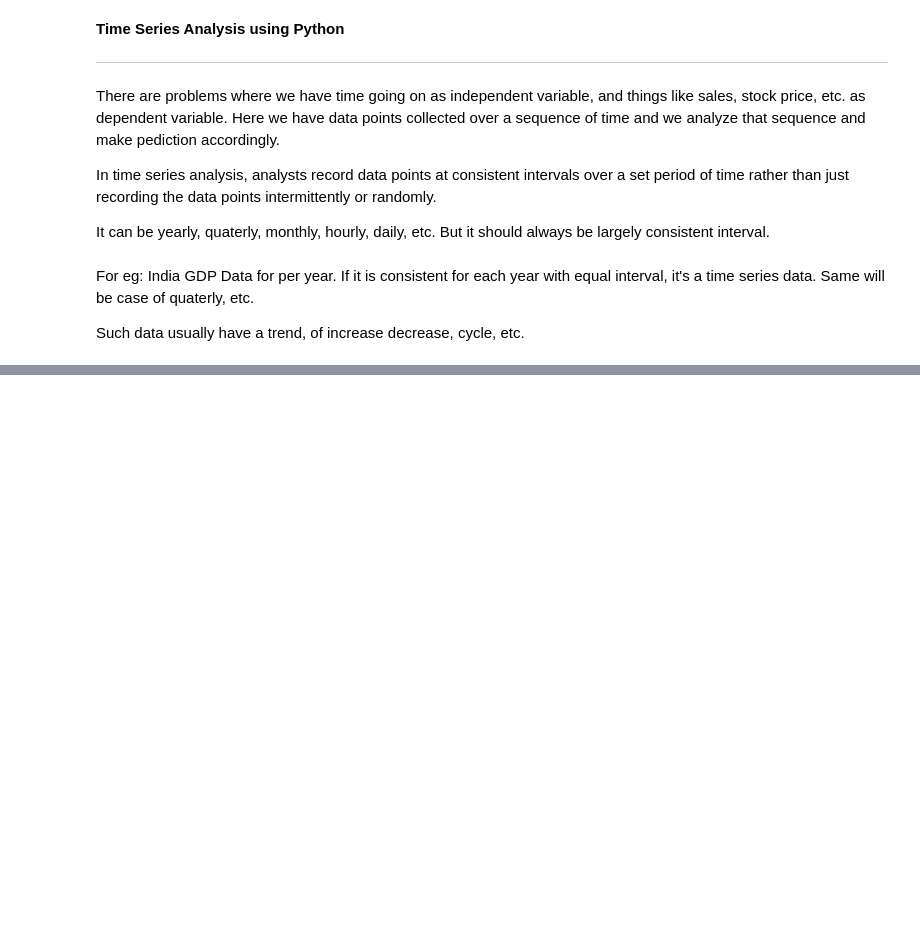
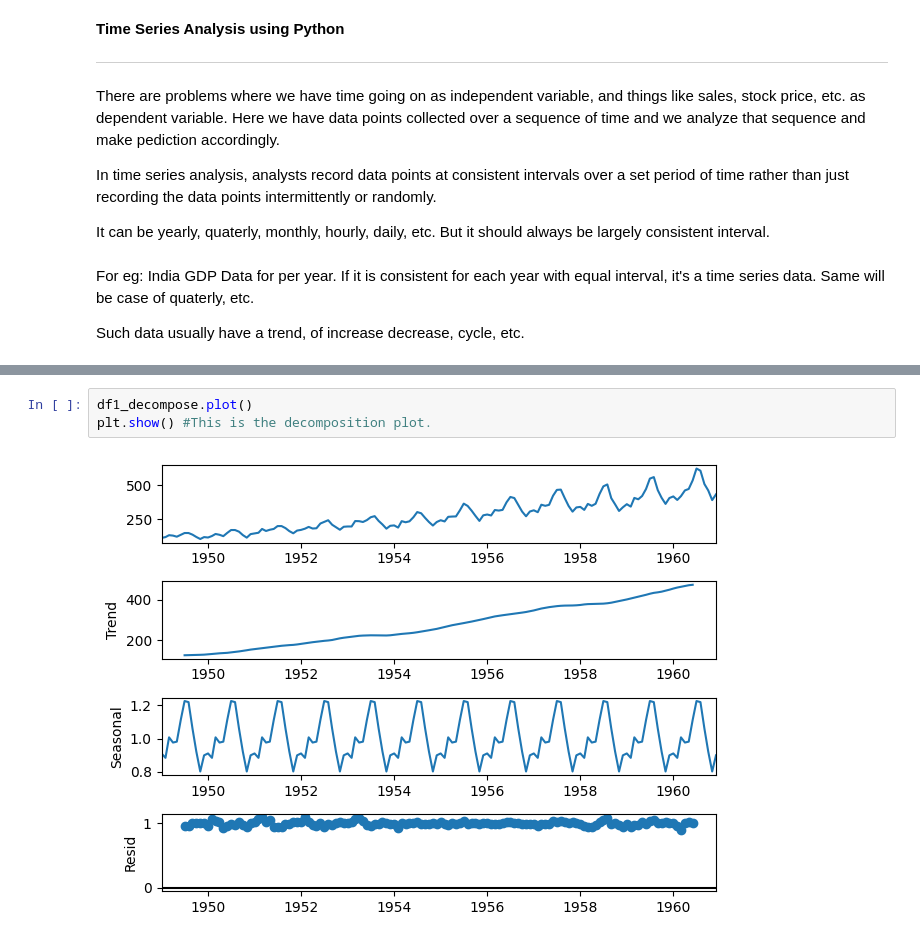
Before and after one commit to akashsinghsharma/python-notes, a Jupyter notebook: Time_Series_Analysis.ipynb, the cells around one changed output, grey strips where cells are left out. Cells and saved outputs as stored; diff of their text form; blank space fills up the shorter version.

```diff
--- a/Time_Series_Analysis.ipynb
+++ b/Time_Series_Analysis.ipynb
@@ -28,0 +113,5 @@ Such data usually have a trend, of increase decrease, cycle, etc.
+# %%
+df1_decompose.plot()
+plt.show() #This is the decomposition plot.
+# %% [output]
+[figure, added]
```
Also changed, not shown: parts of 13 cells of this notebook.
